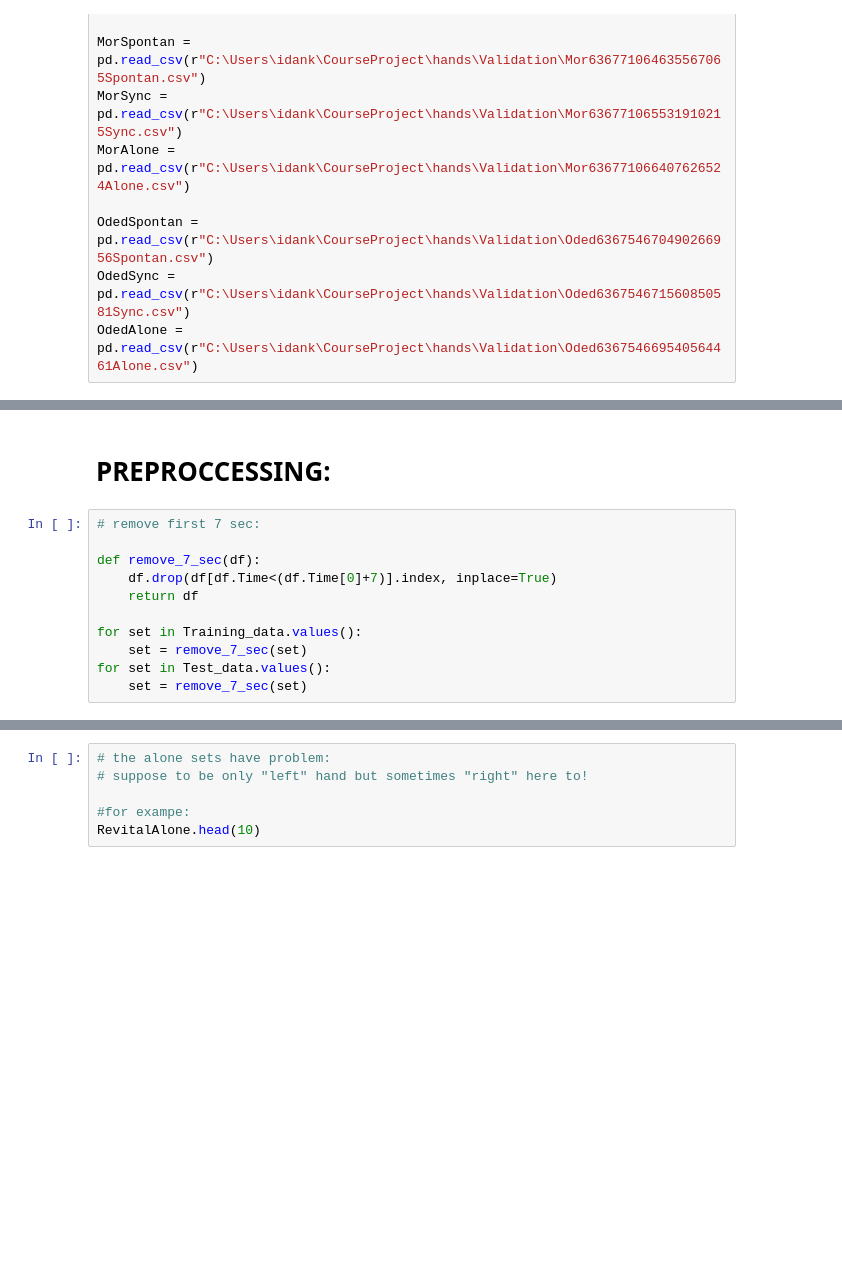
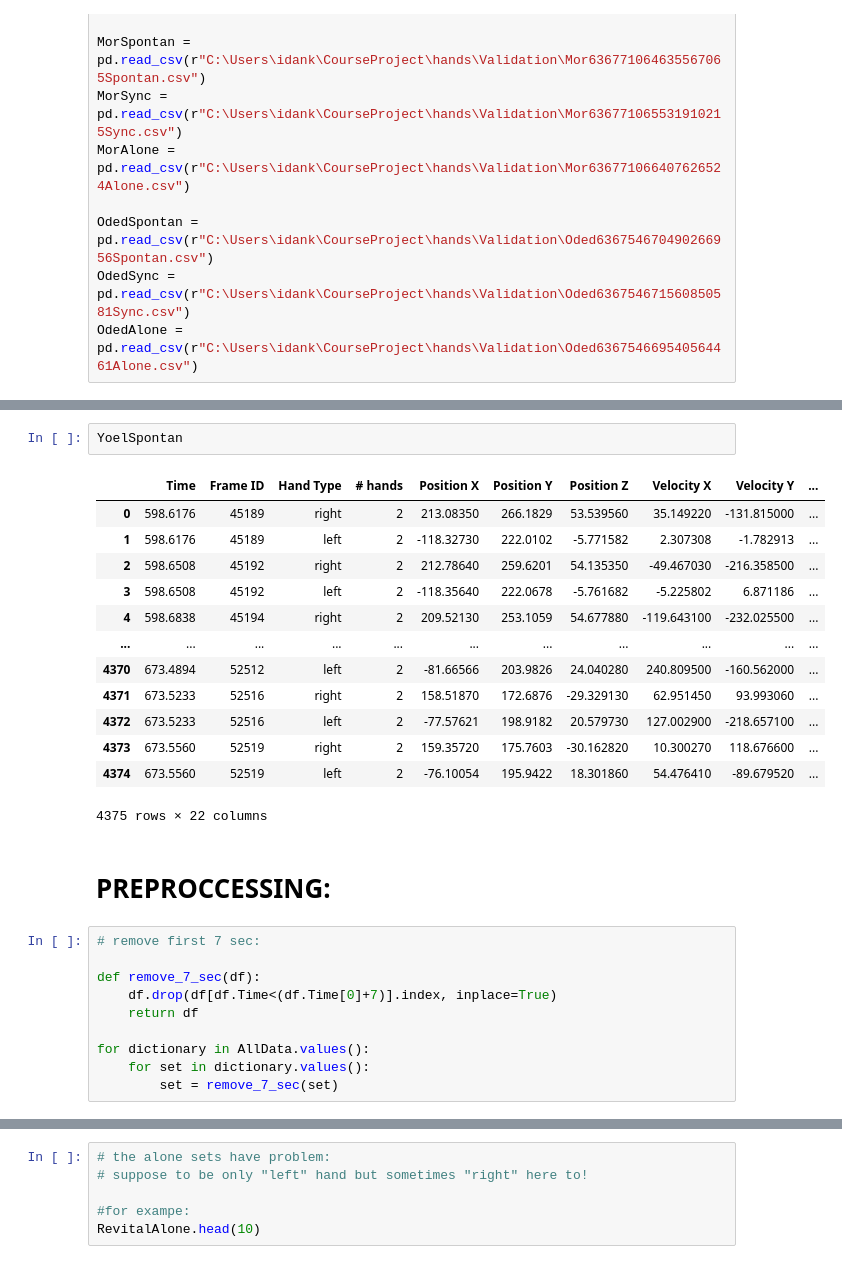
Before and after one commit to idankam/DataScienceCourseProject, a Jupyter notebook: Hands Notebook.ipynb, the cells around one changed output, grey strips where cells are left out. Saved outputs shown, nothing was run; the diff lists cells and outputs as text; blank space fills up the shorter version.

```diff
--- a/Hands Notebook.ipynb
+++ b/Hands Notebook.ipynb
@@ -98,3 +107,19 @@ Test_data = {'1':MorAlone,'2':OdedAlone,'3':ItielAlone,'4':ItielSpontan,'5':MorS
+# %%
+YoelSpontan
+# %% [output]
+|  | Time | Frame ID | Hand Type | # hands | Position X | Position Y | Position Z | Velocity X | Velocity Y | ... |
+| 0 | 598.6176 | 45189 | right | 2 | 213.08350 | 266.1829 | 53.539560 | 35.149220 | -131.815000 | ... |
+| 1 | 598.6176 | 45189 | left | 2 | -118.32730 | 222.0102 | -5.771582 | 2.307308 | -1.782913 | ... |
+| 2 | 598.6508 | 45192 | right | 2 | 212.78640 | 259.6201 | 54.135350 | -49.467030 | -216.358500 | ... |
+| 3 | 598.6508 | 45192 | left | 2 | -118.35640 | 222.0678 | -5.761682 | -5.225802 | 6.871186 | ... |
+| 4 | 598.6838 | 45194 | right | 2 | 209.52130 | 253.1059 | 54.677880 | -119.643100 | -232.025500 | ... |
+| ... | ... | ... | ... | ... | ... | ... | ... | ... | ... | ... |
+| 4370 | 673.4894 | 52512 | left | 2 | -81.66566 | 203.9826 | 24.040280 | 240.809500 | -160.562000 | ... |
+| 4371 | 673.5233 | 52516 | right | 2 | 158.51870 | 172.6876 | -29.329130 | 62.951450 | 93.993060 | ... |
+| 4372 | 673.5233 | 52516 | left | 2 | -77.57621 | 198.9182 | 20.579730 | 127.002900 | -218.657100 | ... |
+| 4373 | 673.5560 | 52519 | right | 2 | 159.35720 | 175.7603 | -30.162820 | 10.300270 | 118.676600 | ... |
+| 4374 | 673.5560 | 52519 | left | 2 | -76.10054 | 195.9422 | 18.301860 | 54.476410 | -89.679520 | ... |
+4375 rows × 22 columns
 # %% [markdown]
 # PREPROCCESSING:
 # %%
@@ -104,7 +129,6 @@ def remove_7_sec(df):
     df.drop(df[df.Time<(df.Time[0]+7)].index, inplace=True)
     return df
 
-for set in Training_data.values():
-    set = remove_7_sec(set)
-for set in Test_data.values():
-    set = remove_7_sec(set)
+for dictionary in AllData.values():
+    for set in dictionary.values():
+        set = remove_7_sec(set)
```
Also changed, not shown: parts of 26 cells of this notebook.
